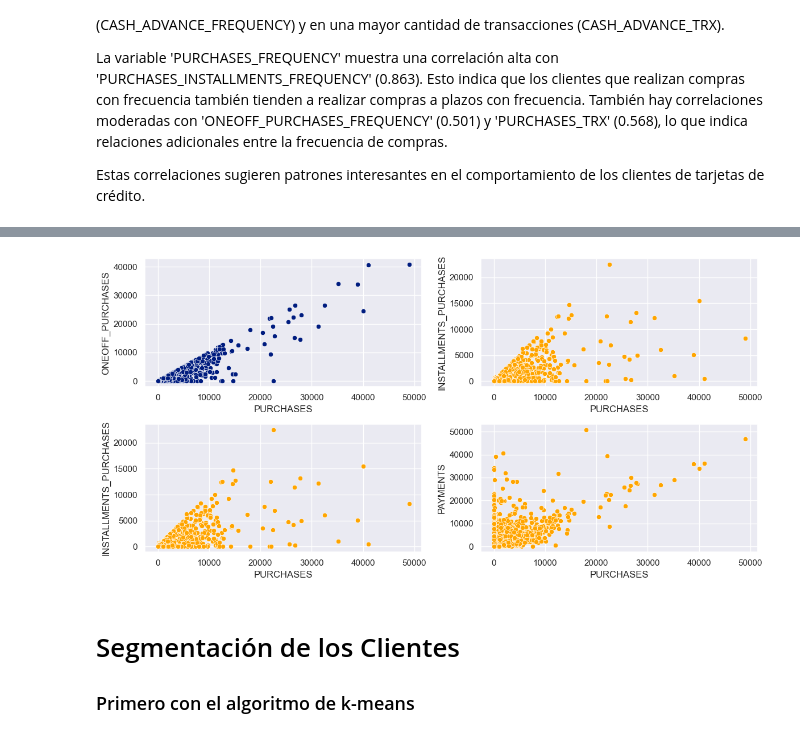
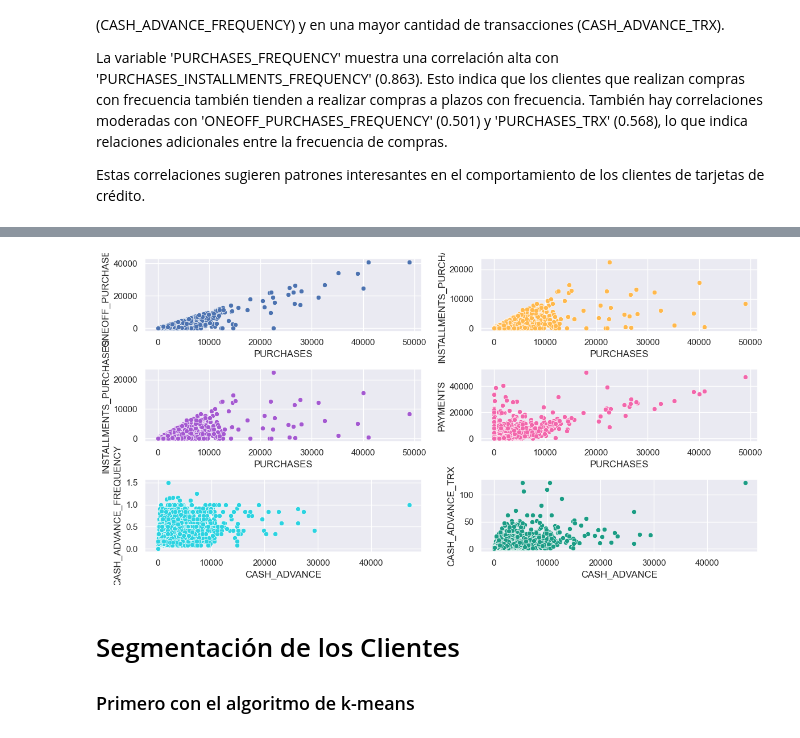
Before and after one commit to andromedalactea/Credit_Cards_Analytics, a Jupyter notebook: Analisis_exploratorio.ipynb, the cells around one changed output, grey strips where cells are left out. Saved outputs shown, nothing was run; the diff lists cells and outputs as text; code cells hidden in the pictures.

```diff
--- a/Analisis_exploratorio.ipynb
+++ b/Analisis_exploratorio.ipynb
@@ -6,6 +6,7 @@ import seaborn as sns
 from sklearn.cluster import KMeans
 from sklearn.decomposition import PCA
 sns.set(palette='dark')
+sns.set_theme(style="darkgrid")
 # %% [markdown]
 # Analisis exploratorio de datos
 # %%
@@ -173,27 +165,32 @@ data_credit_cards.head()
 # %%
 #Veamos estas correlaciones en gráficos
 
 # Configurar subplots
-fig, axes = plt.subplots(2, 2, figsize=(12, 6))
+fig, axes = plt.subplots(3, 2, figsize=(12, 6))
 
 # Primer gráfico: puchase vs oneoff:purchases
 sns.scatterplot(data=data_credit_cards,x='PURCHASES',y='ONEOFF_PURCHASES',ax=axes[0,0])
 
 
 # Segundo gráfico: Purchase vs INSTALLMENTS_PURCHASES
-sns.scatterplot(data=data_credit_cards,x='PURCHASES',y='INSTALLMENTS_PURCHASES',ax=axes[0,1],color='orange')
+sns.scatterplot(data=data_credit_cards,x='PURCHASES',y='INSTALLMENTS_PURCHASES',ax=axes[0,1],color='#FFB84C')
 
 
-sns.scatterplot(data=data_credit_cards,x='PURCHASES',y='INSTALLMENTS_PURCHASES',ax=axes[1,0],color='orange')
+sns.scatterplot(data=data_credit_cards,x='PURCHASES',y='INSTALLMENTS_PURCHASES',ax=axes[1,0],color='#A459D1')
 
-sns.scatterplot(data=data_credit_cards,x='PURCHASES',y='PAYMENTS',ax=axes[1,1],color='orange')
+sns.scatterplot(data=data_credit_cards,x='PURCHASES',y='PAYMENTS',ax=axes[1,1],color='#F266AB')
+
+sns.scatterplot(data=data_credit_cards,x='CASH_ADVANCE',y='CASH_ADVANCE_FREQUENCY',ax=axes[2,0],color='#2CD3E1')
+
+sns.scatterplot(data=data_credit_cards,x='CASH_ADVANCE',y='CASH_ADVANCE_TRX',ax=axes[2,1],color='#1B9C85')
+
 
 # Ajustar espacio entre subplots
 plt.tight_layout()
 
 plt.show()
 # %% [output]
-[figure, old version]
+[figure, new version]
 # %% [markdown]
 # Segmentación de los Clientes
 ### Primero con el algoritmo de k-means
```
Also changed, not shown: parts of 8 cells of this notebook.
